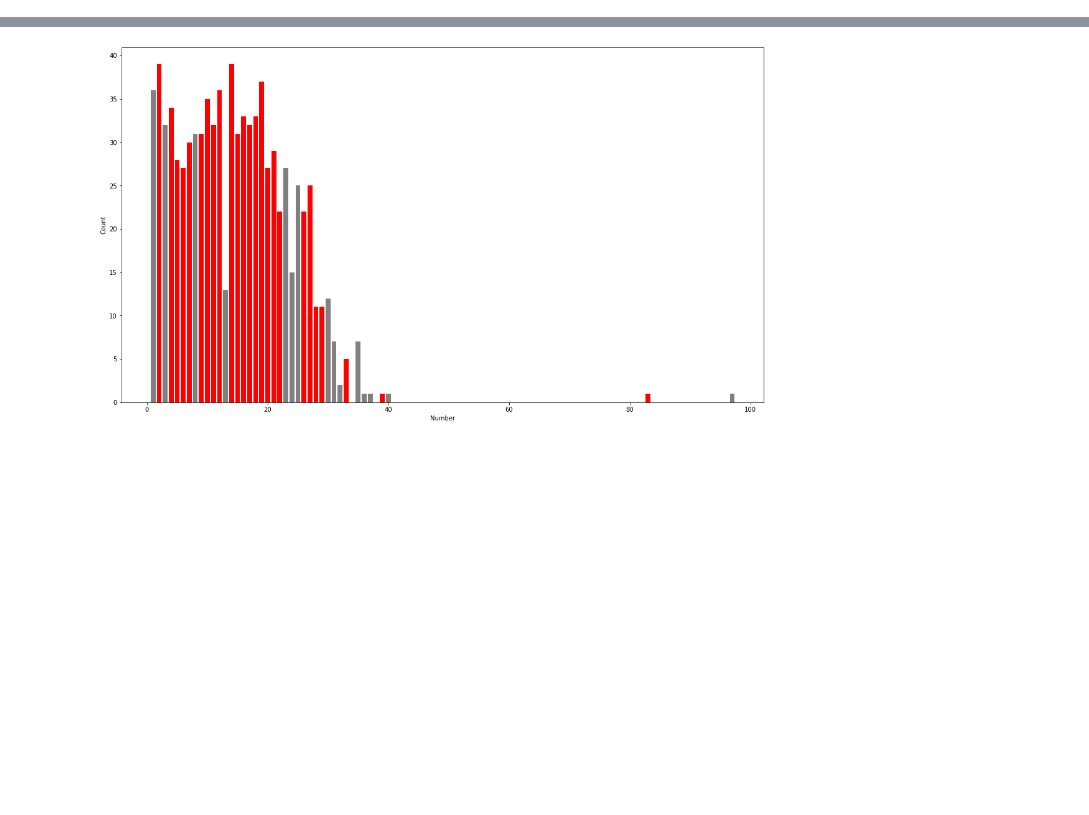
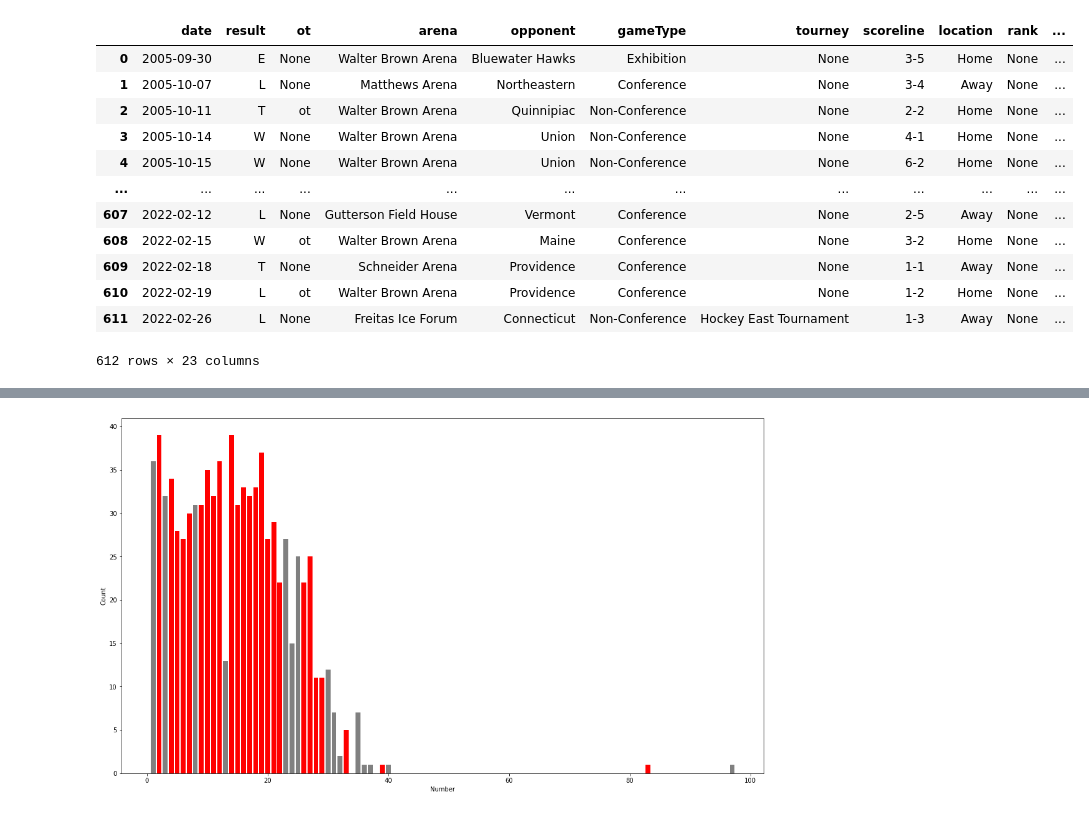
Before and after one commit to redsoxfan2194/buhockeystats, a Jupyter notebook: iPythonNoteBooks/BU Record Book-Testing Ground.ipynb, the cells around one changed output, grey strips where cells are left out. Drawn from its saved outputs; the diff is of its cells as text; code cells hidden in the pictures; blank space fills up the shorter version.

```diff
--- a/iPythonNoteBooks/BU Record Book-Clean.ipynb
+++ b/iPythonNoteBooks/BU Record Book-Testing Ground.ipynb
@@ -2105,0 +2126,16 @@ From:  ['1965', '1979']
+# %%
+dfGamesWomens
+# %% [output]
+|  | date | result | ot | arena | opponent | gameType | tourney | scoreline | location | rank | ... |
+| 0 | 2005-09-30 | E | None | Walter Brown Arena | Bluewater Hawks | Exhibition | None | 3-5 | Home | None | ... |
+| 1 | 2005-10-07 | L | None | Matthews Arena | Northeastern | Conference | None | 3-4 | Away | None | ... |
+| 2 | 2005-10-11 | T | ot | Walter Brown Arena | Quinnipiac | Non-Conference | None | 2-2 | Home | None | ... |
+| 3 | 2005-10-14 | W | None | Walter Brown Arena | Union | Non-Conference | None | 4-1 | Home | None | ... |
+| 4 | 2005-10-15 | W | None | Walter Brown Arena | Union | Non-Conference | None | 6-2 | Home | None | ... |
+| ... | ... | ... | ... | ... | ... | ... | ... | ... | ... | ... | ... |
+| 607 | 2022-02-12 | L | None | Gutterson Field House | Vermont | Conference | None | 2-5 | Away | None | ... |
+| 608 | 2022-02-15 | W | ot | Walter Brown Arena | Maine | Conference | None | 3-2 | Home | None | ... |
+| 609 | 2022-02-18 | T | None | Schneider Arena | Providence | Conference | None | 1-1 | Away | None | ... |
+| 610 | 2022-02-19 | L | ot | Walter Brown Arena | Providence | Conference | None | 1-2 | Home | None | ... |
+| 611 | 2022-02-26 | L | None | Freitas Ice Forum | Connecticut | Non-Conference | Hockey East Tournament | 1-3 | Away | None | ... |
+612 rows × 23 columns
```
Also changed, not shown: parts of 7 cells of this notebook, 3 other files.
